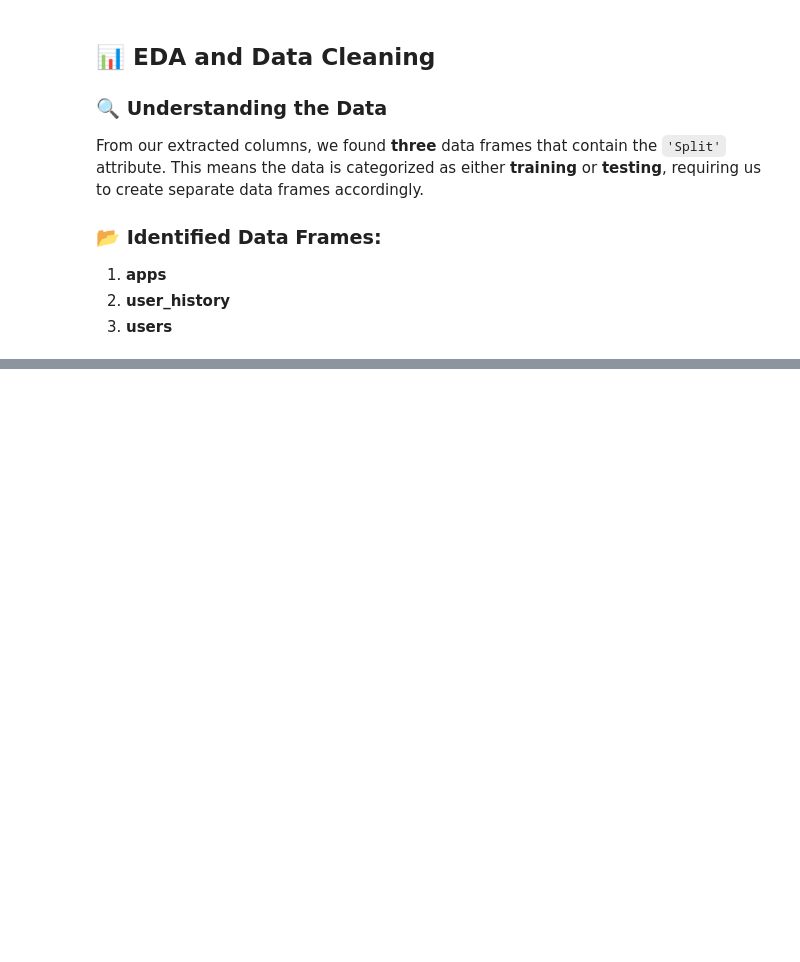
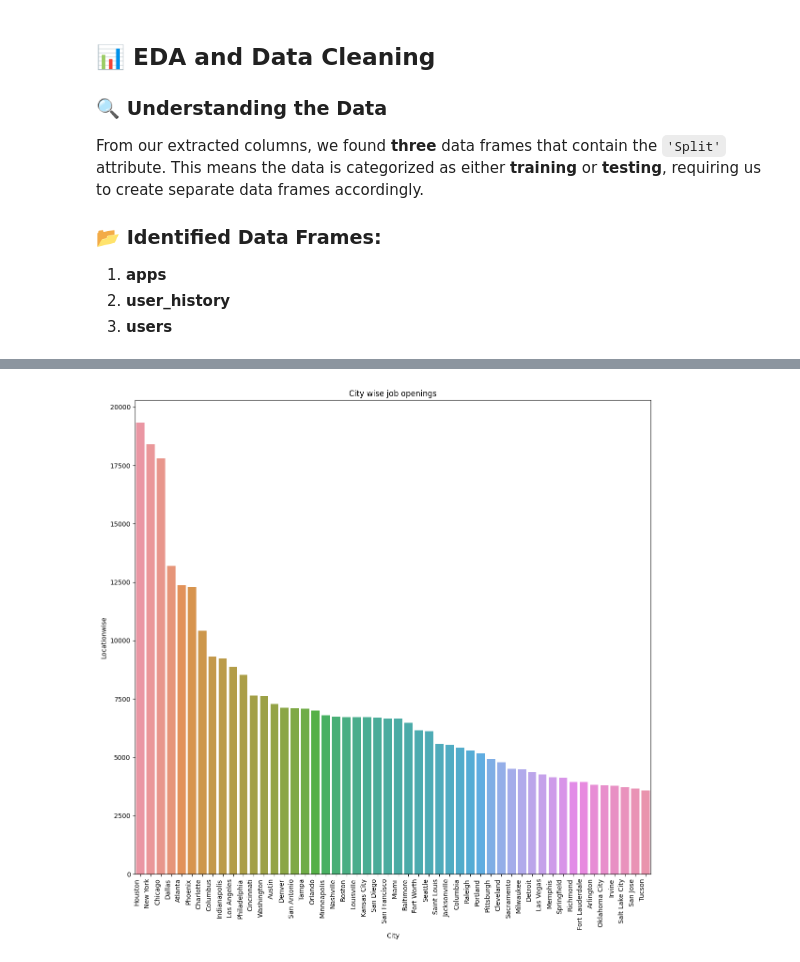
Before and after one commit to atulbhartiproff/job-recommender, a Jupyter notebook: job-recommendation-system.ipynb, the cells around one changed output, grey strips where cells are left out. Saved outputs shown, nothing was run; the diff lists cells and outputs as text; code cells hidden in the pictures; blank space fills up the shorter version.

```diff
--- a/job-recommendation-system.ipynb
+++ b/job-recommendation-system.ipynb
@@ -114,0 +225,7 @@ users_test=users.loc[users['Split']=='Test']
+# %%
+City_wise_location = jobs_US.groupby(['City']).size().reset_index(
+    name='Locationwise').sort_values('Locationwise',ascending=False)
+# Also given that there would be a lot of ciities with minimal number of jobs, lets for the sake of data only consider the cities with more than 15 job posting.
+
+City_wise_location = City_wise_location.loc[City_wise_location['Locationwise']>=15]
+City_wise_location
@@ -114,0 +246,10 @@ users_test=users.loc[users['Split']=='Test']
+# %%
+#Plot
+plt.figure(figsize=(12,12))
+ax = sns.barplot(x="City", y="Locationwise",data=City_wise_location.head(50))
+ax.set_xticklabels(ax.get_xticklabels(), rotation=90, ha="right")
+ax.set_title('City wise job openings')
+plt.tight_layout()
+plt.show()
+# %% [output]
+[figure, added]
```
Also changed, not shown: parts of 47 cells of this notebook.
